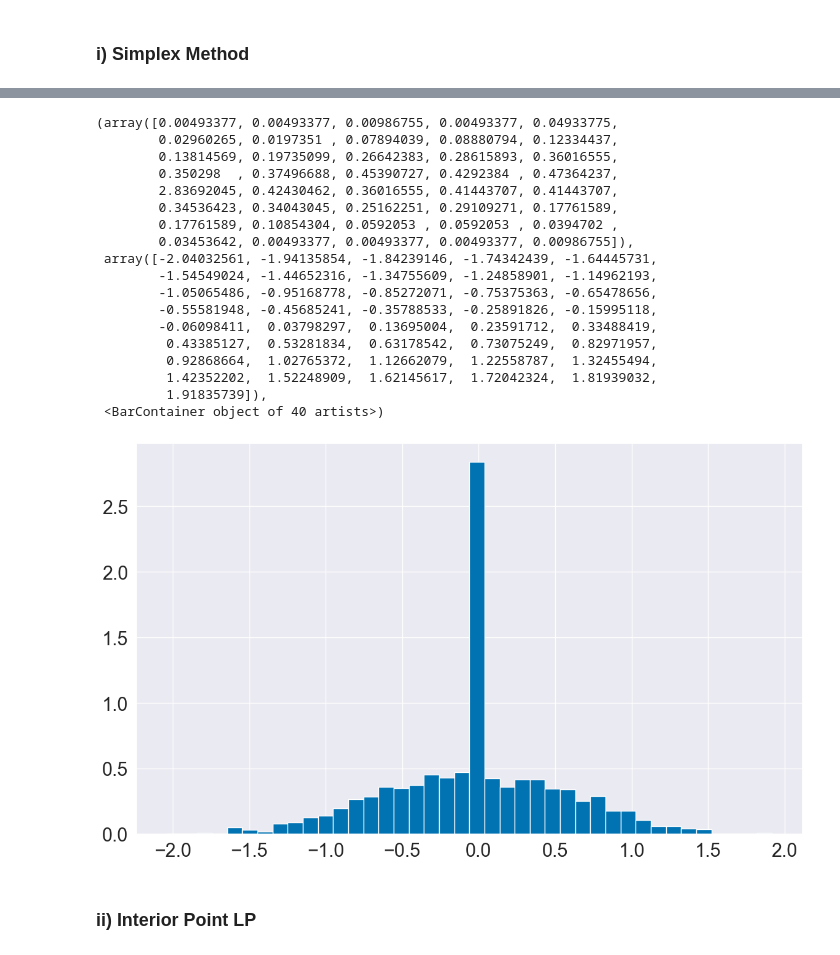
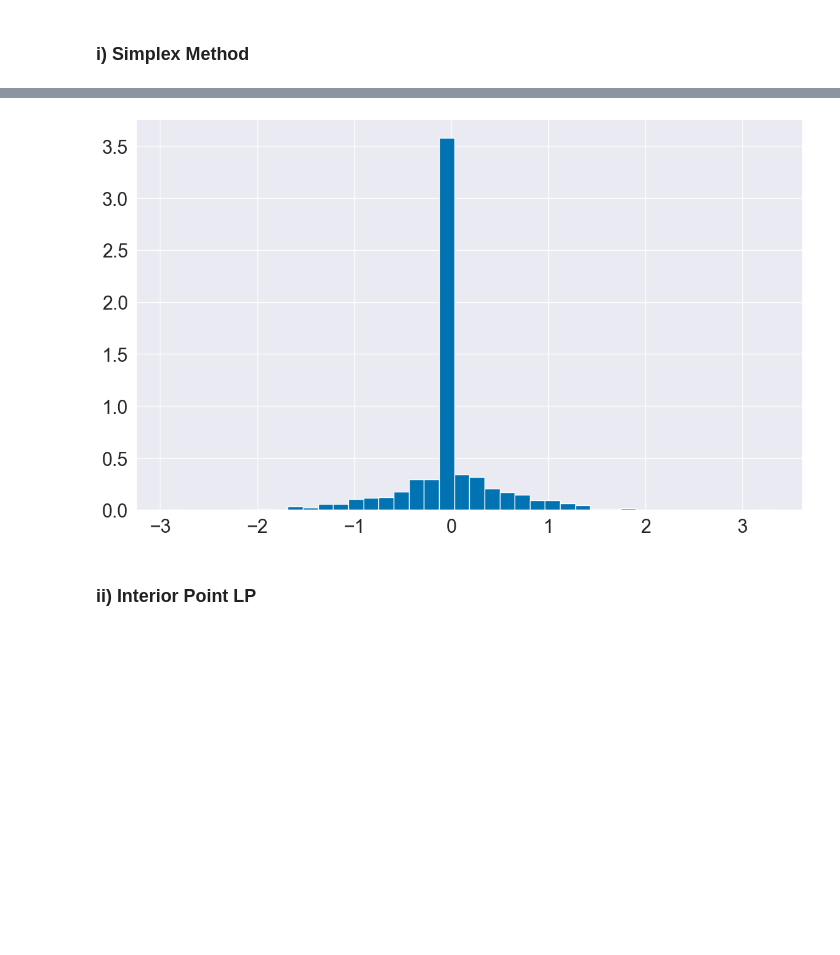
Before and after one commit to ofs416/Practical_Optimisation, a Jupyter notebook: Courseworkd_1/Exercise_1.ipynb, the cells around one changed output, grey strips where cells are left out. Drawn from its saved outputs; the diff is of its cells as text; code cells hidden in the pictures; blank space fills up the shorter version.

```diff
--- a/Courseworkd_1/Exercise_1.ipynb
+++ b/Courseworkd_1/Exercise_1.ipynb
@@ -164,7 +170,7 @@ def lp(data, norm, method, iterations):
 # %% [markdown]
 ### i) Simplex Method
 # %%
-l1_smp_opt, l1_smp_times, l1_smp_residuals, l1_smp_low = lp(Ab, 'l1', 'highs', 1)
+l1_smp_opt, l1_smp_times, l1_smp_residuals, l1_smp_low = lp(Ab, 'l1', 'highs-ds', 1)
 # %%
 print(l1_smp_opt)
 print(l1_smp_low)
@@ -177,25 +183,8 @@ print(l1_smp_times)
 # %%
-plt.hist(l1_smp_residuals[-1], bins=40, density=1)
+plt.hist(l1_smp_residuals[-2], bins=40, density=1)
+plt.show()
 # %% [output]
-(array([0.00493377, 0.00493377, 0.00986755, 0.00493377, 0.04933775,
-        0.02960265, 0.0197351 , 0.07894039, 0.08880794, 0.12334437,
-        0.13814569, 0.19735099, 0.26642383, 0.28615893, 0.36016555,
-        0.350298  , 0.37496688, 0.45390727, 0.4292384 , 0.47364237,
-        2.83692045, 0.42430462, 0.36016555, 0.41443707, 0.41443707,
-        0.34536423, 0.34043045, 0.25162251, 0.29109271, 0.17761589,
-        0.17761589, 0.10854304, 0.0592053 , 0.0592053 , 0.0394702 ,
-        0.03453642, 0.00493377, 0.00493377, 0.00493377, 0.00986755]),
- array([-2.04032561, -1.94135854, -1.84239146, -1.74342439, -1.64445731,
-        -1.54549024, -1.44652316, -1.34755609, -1.24858901, -1.14962193,
-        -1.05065486, -0.95168778, -0.85272071, -0.75375363, -0.65478656,
-        -0.55581948, -0.45685241, -0.35788533, -0.25891826, -0.15995118,
-        -0.06098411,  0.03798297,  0.13695004,  0.23591712,  0.33488419,
-         0.43385127,  0.53281834,  0.63178542,  0.73075249,  0.82971957,
-         0.92868664,  1.02765372,  1.12662079,  1.22558787,  1.32455494,
-         1.42352202,  1.52248909,  1.62145617,  1.72042324,  1.81939032,
-         1.91835739]),
- <BarContainer object of 40 artists>)
-[figure, old version]
+[figure, new version]
 # %% [markdown]
 ### ii) Interior Point LP
 # %%
```
Also changed, not shown: parts of 16 cells of this notebook.
